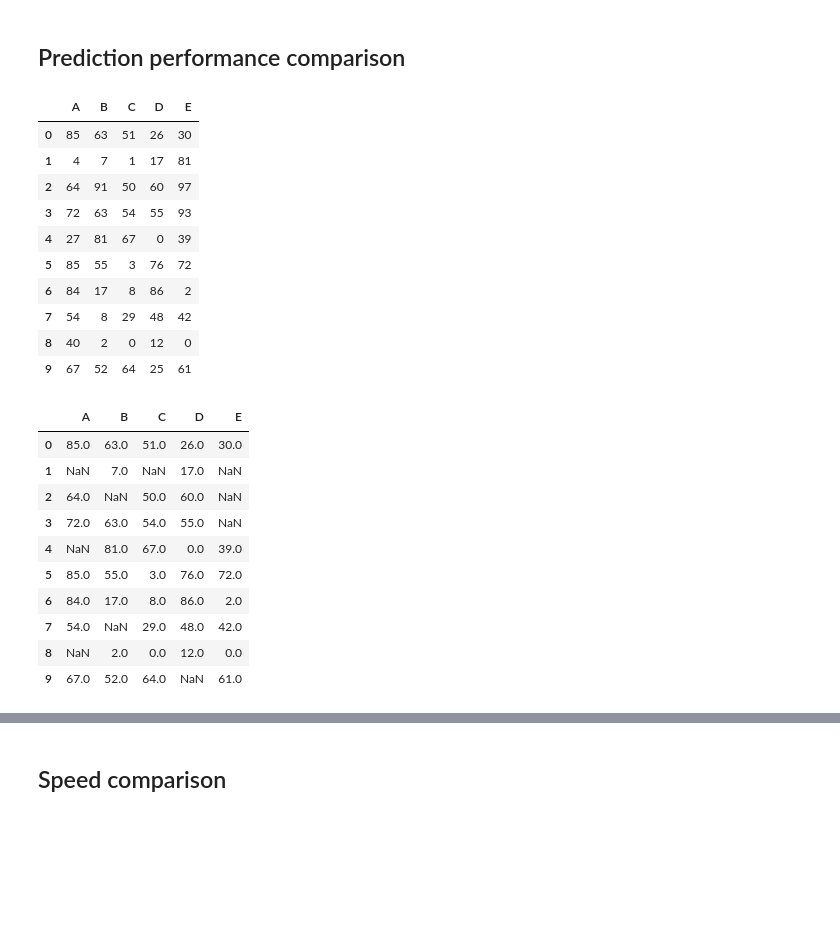
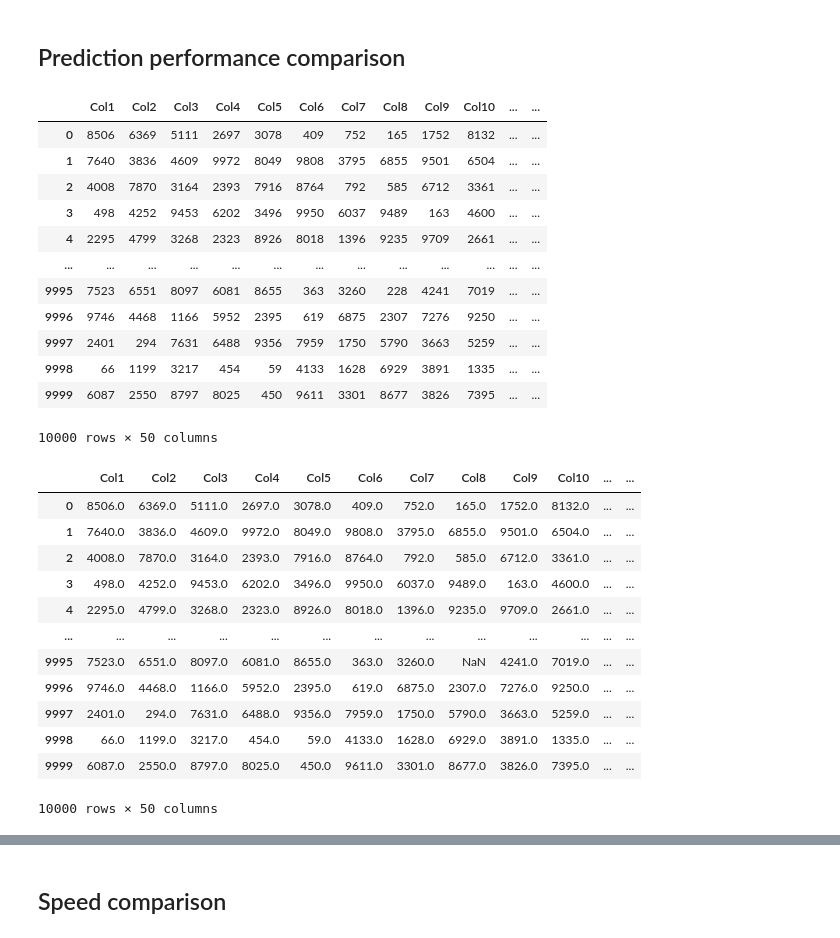
Before and after one commit to Zethson/fknni, a Jupyter notebook: docs/notebooks/faiss.ipynb, the cells around one changed output, grey strips where cells are left out. Drawn from its saved outputs; the diff is of its cells as text; code cells hidden in the pictures; blank space fills up the shorter version.

```diff
--- a/docs/notebooks/faiss.ipynb
+++ b/docs/notebooks/faiss.ipynb
@@ -13,40 +13,43 @@ from sklearn.impute import KNNImputer
 # %%
 rng = np.random.default_rng(0)
 
-# Create a DataFrame with 10 missing values
-df = pd.DataFrame(rng.integers(0, 100, size=(10, 5)), columns=list("ABCDE"))
+df = pd.DataFrame(rng.integers(0, 10000, size=(10000, 50)), columns=[f"Col{i}" for i in range(1, 51)])
 df
 # %% [output]
-|  | A | B | C | D | E |
-| 0 | 85 | 63 | 51 | 26 | 30 |
-| 1 | 4 | 7 | 1 | 17 | 81 |
-| 2 | 64 | 91 | 50 | 60 | 97 |
-| 3 | 72 | 63 | 54 | 55 | 93 |
-| 4 | 27 | 81 | 67 | 0 | 39 |
-| 5 | 85 | 55 | 3 | 76 | 72 |
-| 6 | 84 | 17 | 8 | 86 | 2 |
-| 7 | 54 | 8 | 29 | 48 | 42 |
-| 8 | 40 | 2 | 0 | 12 | 0 |
-| 9 | 67 | 52 | 64 | 25 | 61 |
+|  | Col1 | Col2 | Col3 | Col4 | Col5 | Col6 | Col7 | Col8 | Col9 | Col10 | ... | ... |
+| 0 | 8506 | 6369 | 5111 | 2697 | 3078 | 409 | 752 | 165 | 1752 | 8132 | ... | ... |
+| 1 | 7640 | 3836 | 4609 | 9972 | 8049 | 9808 | 3795 | 6855 | 9501 | 6504 | ... | ... |
+| 2 | 4008 | 7870 | 3164 | 2393 | 7916 | 8764 | 792 | 585 | 6712 | 3361 | ... | ... |
+| 3 | 498 | 4252 | 9453 | 6202 | 3496 | 9950 | 6037 | 9489 | 163 | 4600 | ... | ... |
+| 4 | 2295 | 4799 | 3268 | 2323 | 8926 | 8018 | 1396 | 9235 | 9709 | 2661 | ... | ... |
+| ... | ... | ... | ... | ... | ... | ... | ... | ... | ... | ... | ... | ... |
+| 9995 | 7523 | 6551 | 8097 | 6081 | 8655 | 363 | 3260 | 228 | 4241 | 7019 | ... | ... |
+| 9996 | 9746 | 4468 | 1166 | 5952 | 2395 | 619 | 6875 | 2307 | 7276 | 9250 | ... | ... |
+| 9997 | 2401 | 294 | 7631 | 6488 | 9356 | 7959 | 1750 | 5790 | 3663 | 5259 | ... | ... |
+| 9998 | 66 | 1199 | 3217 | 454 | 59 | 4133 | 1628 | 6929 | 3891 | 1335 | ... | ... |
+| 9999 | 6087 | 2550 | 8797 | 8025 | 450 | 9611 | 3301 | 8677 | 3826 | 7395 | ... | ... |
+10000 rows × 50 columns
 # %%
 df_missing = df.copy()
 indices = [(i, j) for i in range(df.shape[0]) for j in range(df.shape[1])]
 rng.shuffle(indices)
-for i, j in indices[:10]:
+for i, j in indices[:1000]:
     df_missing.iat[i, j] = np.nan
 df_missing
 # %% [output]
-|  | A | B | C | D | E |
-| 0 | 85.0 | 63.0 | 51.0 | 26.0 | 30.0 |
-| 1 | NaN | 7.0 | NaN | 17.0 | NaN |
-| 2 | 64.0 | NaN | 50.0 | 60.0 | NaN |
-| 3 | 72.0 | 63.0 | 54.0 | 55.0 | NaN |
-| 4 | NaN | 81.0 | 67.0 | 0.0 | 39.0 |
-| 5 | 85.0 | 55.0 | 3.0 | 76.0 | 72.0 |
-| 6 | 84.0 | 17.0 | 8.0 | 86.0 | 2.0 |
-| 7 | 54.0 | NaN | 29.0 | 48.0 | 42.0 |
-| 8 | NaN | 2.0 | 0.0 | 12.0 | 0.0 |
-| 9 | 67.0 | 52.0 | 64.0 | NaN | 61.0 |
+|  | Col1 | Col2 | Col3 | Col4 | Col5 | Col6 | Col7 | Col8 | Col9 | Col10 | ... | ... |
+| 0 | 8506.0 | 6369.0 | 5111.0 | 2697.0 | 3078.0 | 409.0 | 752.0 | 165.0 | 1752.0 | 8132.0 | ... | ... |
+| 1 | 7640.0 | 3836.0 | 4609.0 | 9972.0 | 8049.0 | 9808.0 | 3795.0 | 6855.0 | 9501.0 | 6504.0 | ... | ... |
+| 2 | 4008.0 | 7870.0 | 3164.0 | 2393.0 | 7916.0 | 8764.0 | 792.0 | 585.0 | 6712.0 | 3361.0 | ... | ... |
+| 3 | 498.0 | 4252.0 | 9453.0 | 6202.0 | 3496.0 | 9950.0 | 6037.0 | 9489.0 | 163.0 | 4600.0 | ... | ... |
+| 4 | 2295.0 | 4799.0 | 3268.0 | 2323.0 | 8926.0 | 8018.0 | 1396.0 | 9235.0 | 9709.0 | 2661.0 | ... | ... |
+| ... | ... | ... | ... | ... | ... | ... | ... | ... | ... | ... | ... | ... |
+| 9995 | 7523.0 | 6551.0 | 8097.0 | 6081.0 | 8655.0 | 363.0 | 3260.0 | NaN | 4241.0 | 7019.0 | ... | ... |
+| 9996 | 9746.0 | 4468.0 | 1166.0 | 5952.0 | 2395.0 | 619.0 | 6875.0 | 2307.0 | 7276.0 | 9250.0 | ... | ... |
+| 9997 | 2401.0 | 294.0 | 7631.0 | 6488.0 | 9356.0 | 7959.0 | 1750.0 | 5790.0 | 3663.0 | 5259.0 | ... | ... |
+| 9998 | 66.0 | 1199.0 | 3217.0 | 454.0 | 59.0 | 4133.0 | 1628.0 | 6929.0 | 3891.0 | 1335.0 | ... | ... |
+| 9999 | 6087.0 | 2550.0 | 8797.0 | 8025.0 | 450.0 | 9611.0 | 3301.0 | 8677.0 | 3826.0 | 7395.0 | ... | ... |
+10000 rows × 50 columns
 # %%
 faiss_imputer = FaissImputer(n_neighbors=5, strategy="weighted")
 
```
Also changed, not shown: parts of 6 cells of this notebook.
